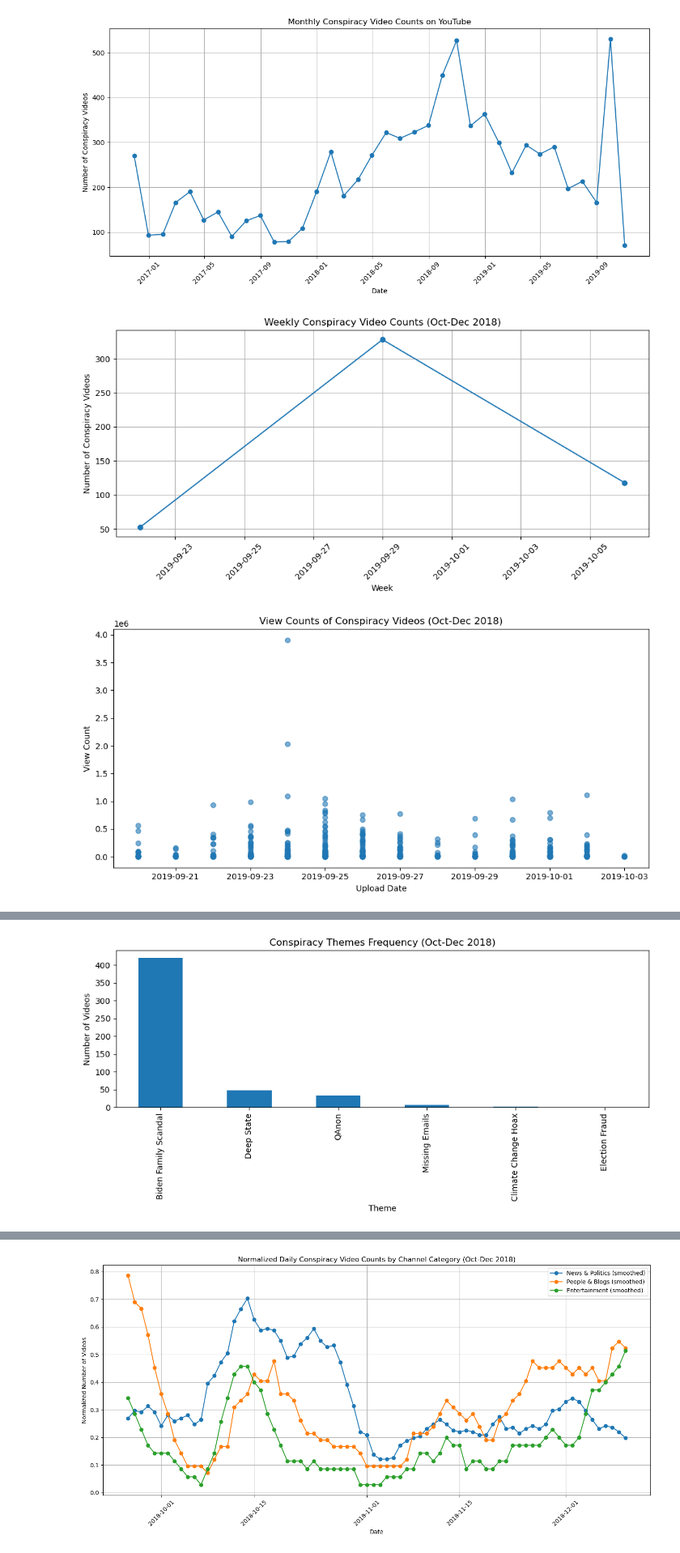
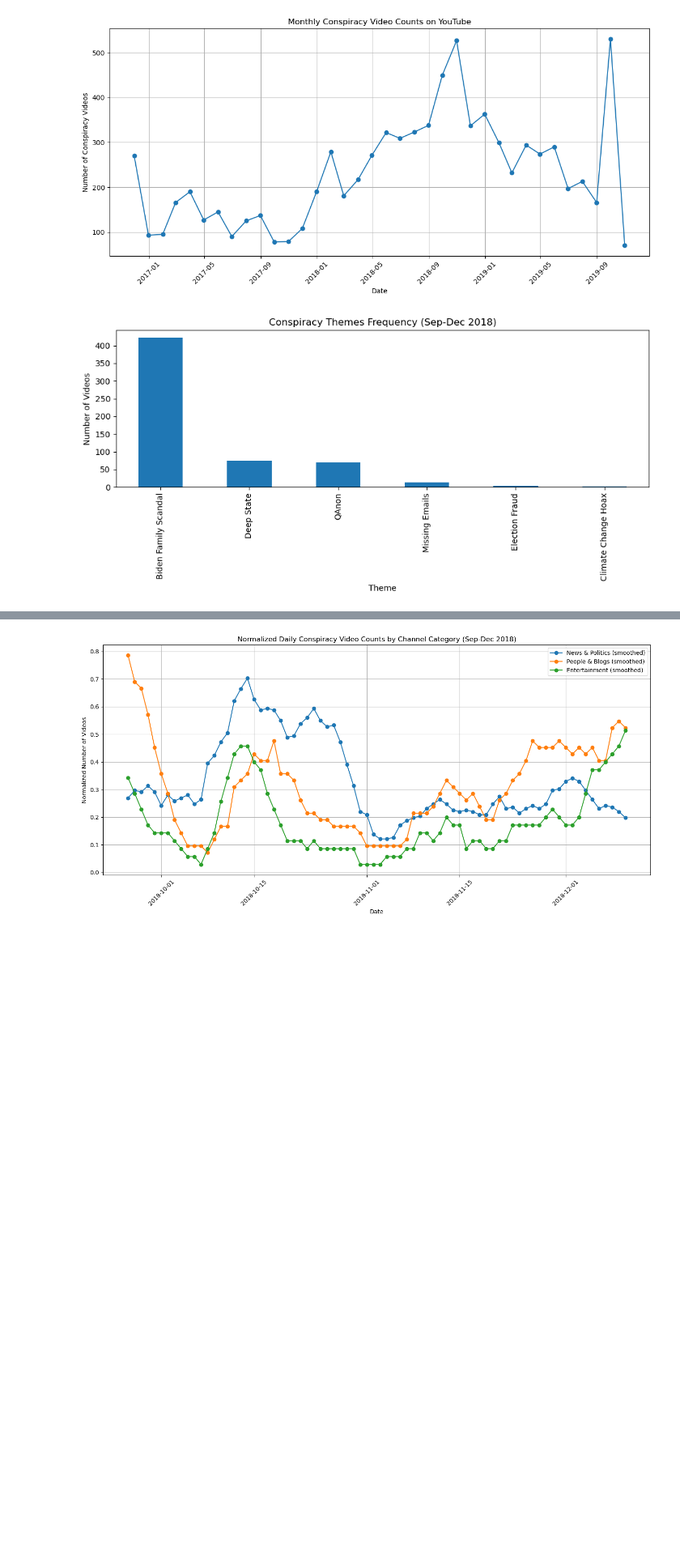
Before and after one commit to epfl-ada/ada-2024-project-kungfucooking, a Jupyter notebook: milestone2_all.ipynb, the cells around one changed output, grey strips where cells are left out. Shown at 81% size. Saved outputs shown, nothing was run; the diff lists cells and outputs as text; code cells hidden in the pictures; blank space fills up the shorter version.

```diff
--- a/milestone2_all.ipynb
+++ b/milestone2_all.ipynb
@@ -1214,49 +1286,22 @@ plt.show()
 # %%
 import pandas as pd
 import matplotlib.pyplot as plt
 
 data = pd.read_csv('conspiracy_videos.csv')
 data['upload_date'] = pd.to_datetime(data['upload_date'])
 
 study_period_data = data[(data['is_conspiracy'] == 1) &
-                         (data['upload_date'] >= '2019-09-20') &
+                         (data['upload_date'] >= '2019-09-10') &
                          (data['upload_date'] <= '2019-12-10')]
 
-
-weekly_counts = study_period_data.resample('W', on='upload_date').size()
-plt.figure(figsize=(10, 5))
-plt.plot(weekly_counts.index, weekly_counts.values, marker='o')
-plt.title('Weekly Conspiracy Video Counts (Oct-Dec 2018)')
-plt.xlabel('Week')
-plt.ylabel('Number of Conspiracy Videos')
-plt.grid(True)
-plt.xticks(rotation=45)
-plt.tight_layout()
-plt.show()
-
-plt.figure(figsize=(10, 5))
-plt.scatter(study_period_data['upload_date'], study_period_data['view_count'], alpha=0.6)
-plt.title('View Counts of Conspiracy Videos (Oct-Dec 2018)')
-plt.xlabel('Upload Date')
-plt.ylabel('View Count')
-plt.tight_layout()
-plt.show()
-
-type_interactions = study_period_data.groupby('category_cc')[['view_count', 'like_count', 'dislike_count']].sum()
-type_interactions.plot(kind='bar', stacked=True, figsize=(10, 6))
-plt.title('Interactions by Channel Type (Oct-Dec 2018)')
-plt.xlabel('Channel Type')
-plt.ylabel('Total Interactions')
-plt.show()
 
 themes = ['Deep State', 'Election Fraud', 'QAnon', 'Missing Emails', 'Biden Family Scandal', 'Climate Change Hoax']
 theme_counts = study_period_data[themes].sum().sort_values(ascending=False)
 theme_counts.plot(kind='bar', figsize=(10, 5))
-plt.title('Conspiracy Themes Frequency (Oct-Dec 2018)')
+plt.title('Conspiracy Themes Frequency (Sep-Dec 2018)')
 plt.xlabel('Theme')
 plt.ylabel('Number of Videos')
 plt.tight_layout()
 plt.show()
 # %% [output]
-[figure, old version]
+[figure, new version]
-[figure, removed]
@@ -1264 +1307,0 @@ plt.show()
-[figure, removed]
```
Also changed, not shown: parts of 23 cells of this notebook.
